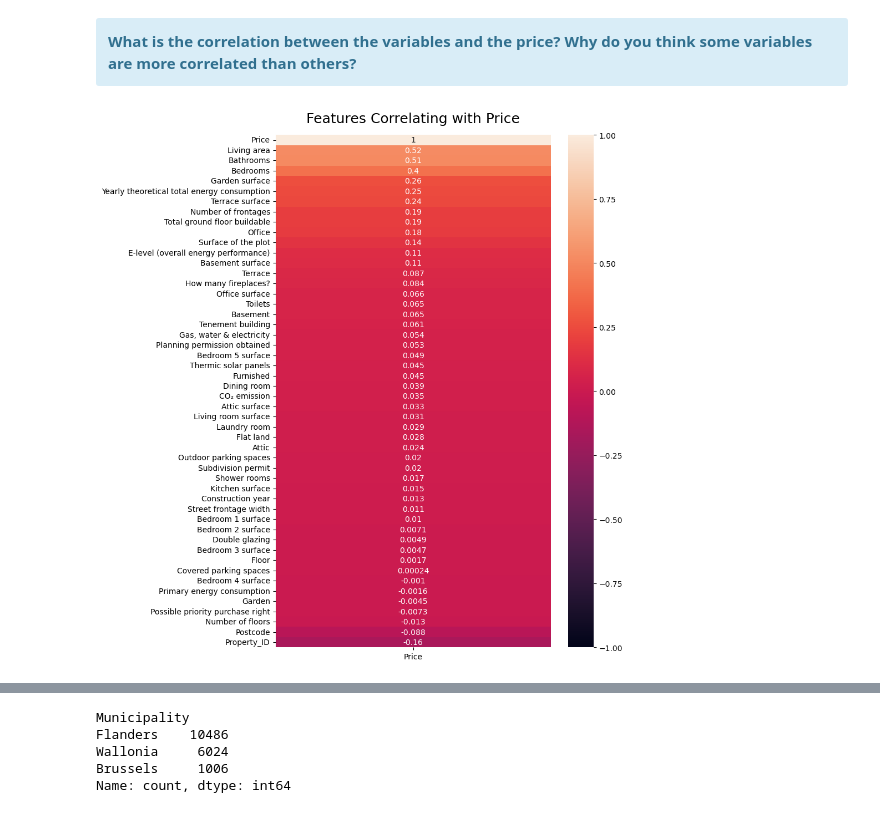
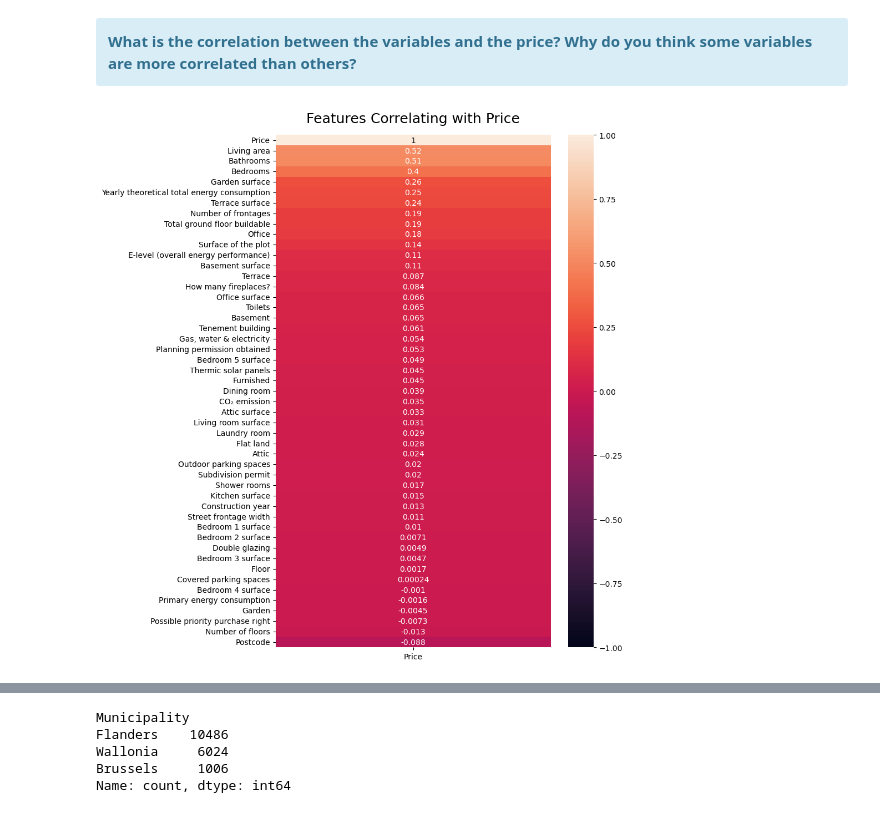
Before and after one commit to jduffy93/immo-eliza-the_chaincoders, a Jupyter notebook: analysis/Jean-analysis-plotnine+cleaning.ipynb, the cells around one changed output, grey strips where cells are left out. Drawn from its saved outputs; the diff is of its cells as text; code cells hidden in the pictures.

```diff
--- a/analysis/Jean-analysis-plotnine+cleaning.ipynb
+++ b/analysis/Jean-analysis-plotnine+cleaning.ipynb
@@ -452,10 +452,14 @@ ax.bar(filtered_energy['Energy class'], filtered_energy['Price'])
 <b>What is the correlation between the variables and the price? Why do you think some variables are more correlated than others?</b>
 </div>
 # %%
+immo['Property_ID'] = immo['Property_ID'].astype(int).astype(str)
+
+
+
 plt.figure(figsize=(8, 12))
 
 heatmap = sns.heatmap(immo.corr(numeric_only=True)[['Price']].sort_values(by='Price', ascending=False), vmin=-1, vmax=1, annot=True)
 
 heatmap.set_title('Features Correlating with Price', fontdict={'fontsize':18}, pad=16);
 # %% [output]
-[figure, old version]
+[figure, new version]
```
Also changed, not shown: parts of 7 cells of this notebook, 1 other file.
